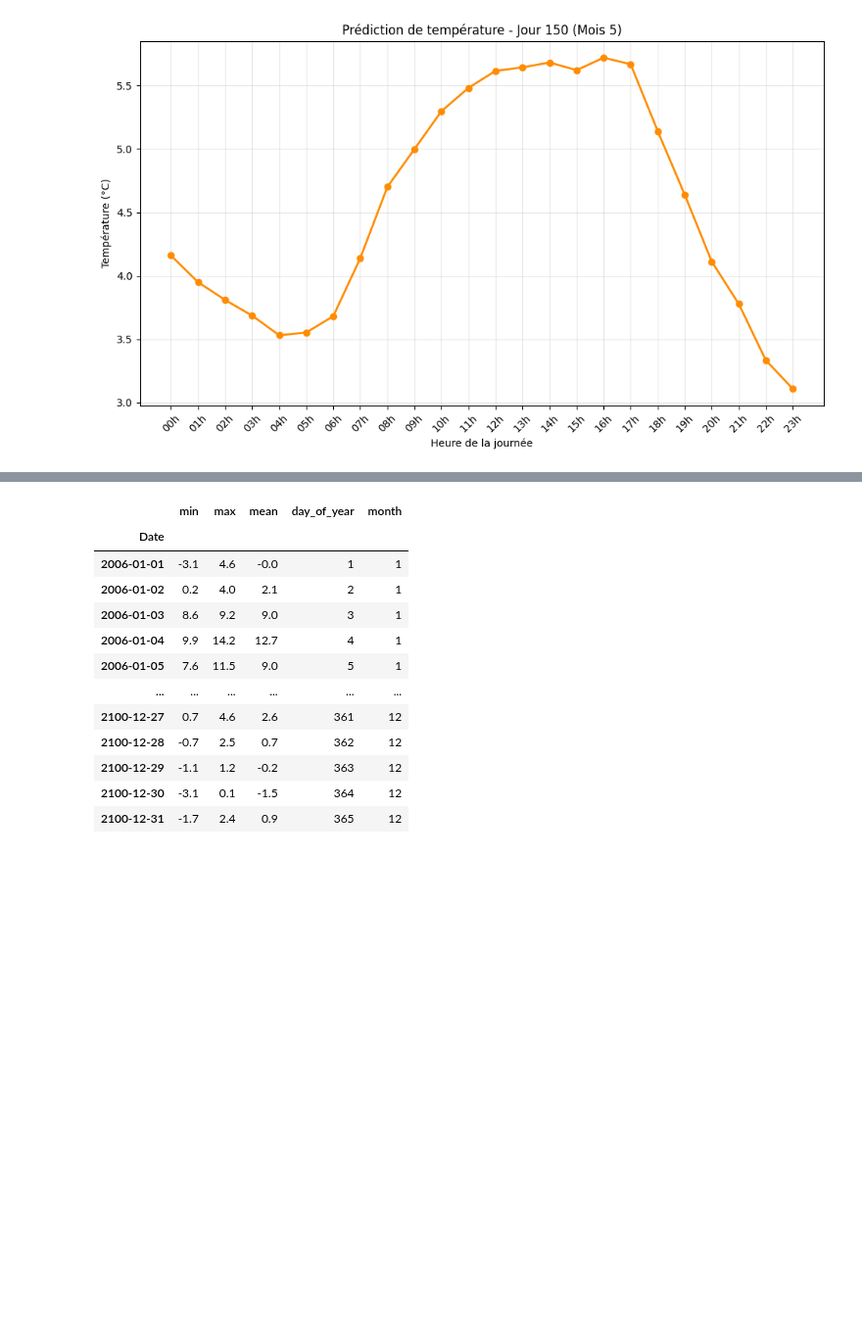
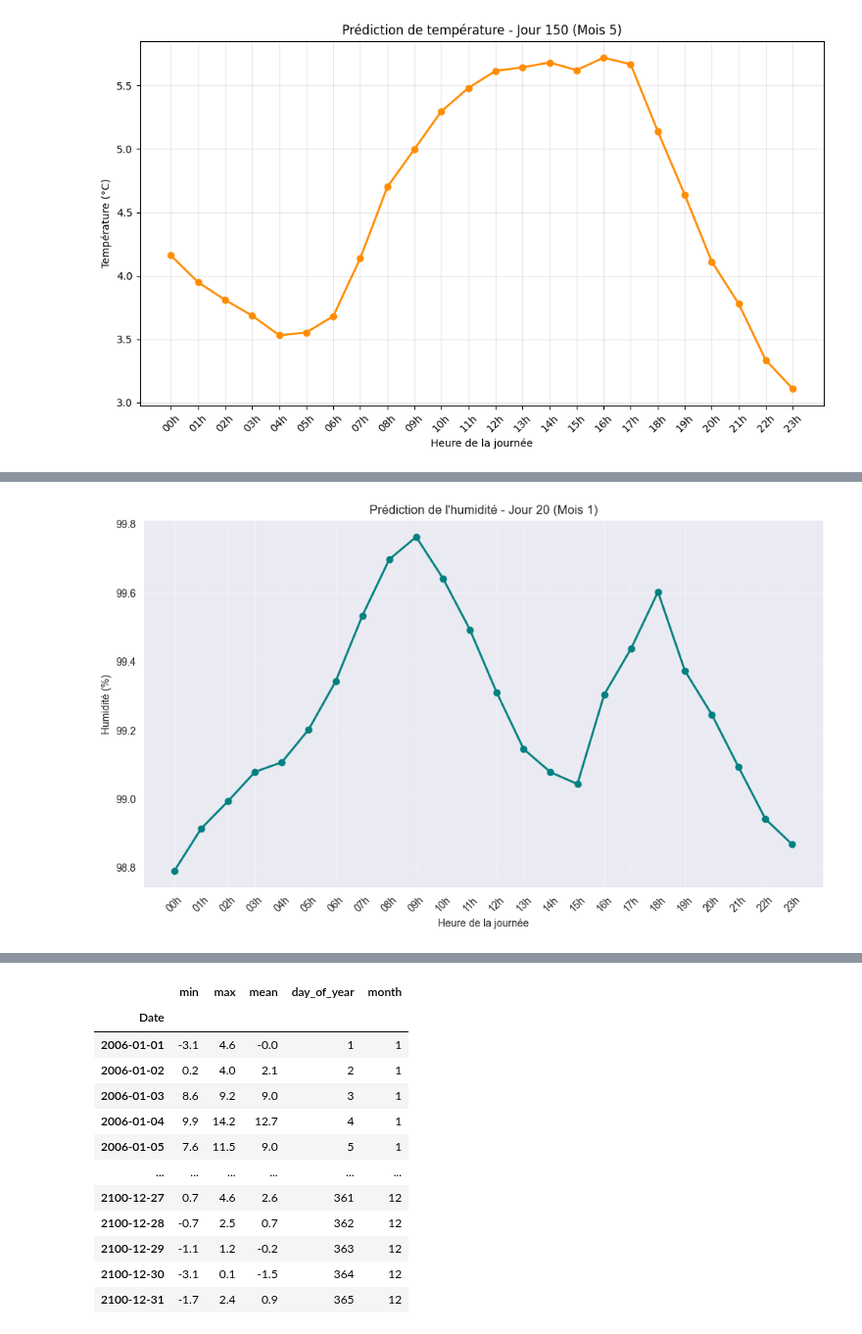
Before and after one commit to kubit07/data_analyse_DRIAS, a Jupyter notebook: bidirectinal_lstm_second_method.ipynb, the cells around one changed output, grey strips where cells are left out. Shown at 98% size. Cells and saved outputs as stored; diff of their text form; code cells hidden in the pictures; blank space fills up the shorter version.

```diff
--- a/bidirectinal_lstm_second_method.ipynb
+++ b/bidirectinal_lstm_second_method.ipynb
@@ -862,41 +845,46 @@ Exemple de prédiction...
 1/1 [==============================] - 0s 20ms/step
 [figure]
 # %%
-def predict_hourly_hr(min_temp, max_temp, mean_temp, day_of_year, month):
+def predict_hourly_hr(prunay_RH_mean, prunay_Temperature_min, prunay_Temperature_max, prunay_Temperature_mean, day_of_year, month):
     # Préparation de l'input
     day_sin = np.sin(2 * np.pi * day_of_year / 365.25)
     day_cos = np.cos(2 * np.pi * day_of_year / 365.25)
     month_sin = np.sin(2 * np.pi * month / 12)
     month_cos = np.cos(2 * np.pi * month / 12)
 
-    input_data = np.array([[min_temp, max_temp, mean_temp,
+    input_data = np.array([[prunay_RH_mean, prunay_Temperature_min, prunay_Temperature_max, prunay_Temperature_mean,
                             day_sin, day_cos, month_sin, month_cos]])
 
     # Transformation
-    scaled_input = X_scaler.transform(input_data)
+    scaled_input = X_scaler_hr.transform(input_data)
     prediction = model.predict(scaled_input)
-    return y_scaler.inverse_transform(prediction)[0]
+    return y_scaler_hr.inverse_transform(prediction)[0]
+
 
 # Exemple de prédiction
 print("\nExemple de prédiction...")
+
+
 new_day = {
-    'min_temp': 3.0,
-    'max_temp': 6.0,
-    'mean_temp': 4.5,
-    'day_of_year': 150,
-    'month': 5
+    'prunay_RH_mean': 99.58848147513227,       # humidité moyenne journalière (%)
+    'prunay_Temperature_min': -2.587259999999958,
+    'prunay_Temperature_max': -1.1223999999999705,
+    'prunay_Temperature_mean': -2.0286716666666416,
+    'day_of_year': 20,
+    'month': 1,
 }
 
-predictions = predict_hourly_temperatures(**new_day)
+predictions = predict_hourly_hr(**new_day)
 
-# Visualisation de la prédiction
+# Visualisation
 plt.figure(figsize=(10, 6))
-plt.plot(predictions, 'o-', color='darkorange', linewidth=2)
-plt.title(f"Prédiction de température - Jour {new_day['day_of_year']} (Mois {new_day['month']})")
+plt.plot(predictions, 'o-', color='teal', linewidth=2)
+plt.title(f"Prédiction de l'humidité - Jour {new_day['day_of_year']} (Mois {new_day['month']})")
 plt.xlabel('Heure de la journée')
-plt.ylabel('Température (°C)')
+plt.ylabel("Humidité (%)")
 plt.xticks(range(24), [f'{h:02d}h' for h in range(24)], rotation=45)
 plt.grid(alpha=0.3)
 plt.tight_layout()
-plt.savefig('prediction_example.png', dpi=300)
+plt.savefig('prediction_humidity_example.png', dpi=300)
 plt.show()
+# %% [output]
@@ -902,0 +893 @@ plt.show()
+[figure, added]
```
Also changed, not shown: parts of 44 cells of this notebook, 5 other files.
